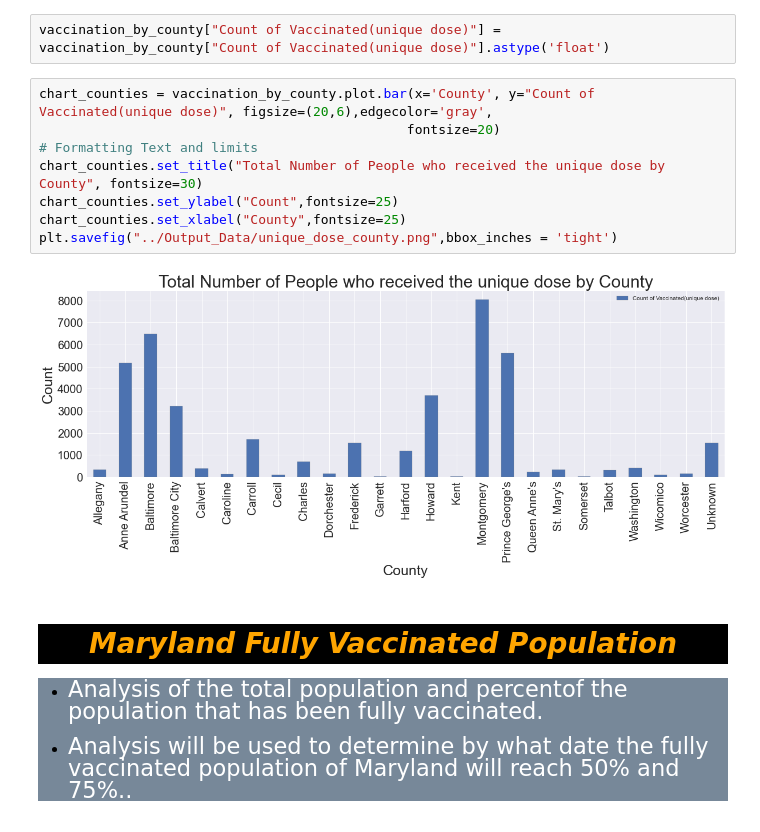
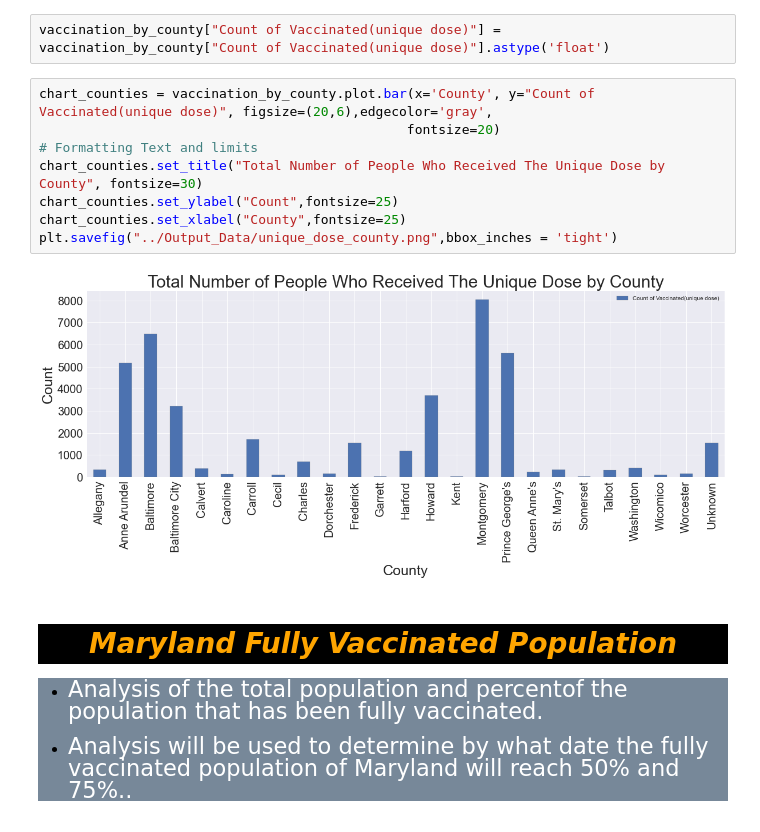
Before and after one commit to ccgrace/maryland_vaccination, a Jupyter notebook: Covid19-Vaccination-Analysis/Vaccionation_in_Maryland_starter.ipynb, the cells around one changed output. Drawn from its saved outputs; the diff is of its cells as text.

```diff
--- a/Covid19-Vaccination-Analysis/Vaccionation_in_Maryland_starter.ipynb
+++ b/Covid19-Vaccination-Analysis/Vaccionation_in_Maryland_starter.ipynb
@@ -327,13 +327,13 @@ vaccination_by_county["Count of Vaccinated(unique dose)"] = vaccination_by_count
 # %%
 chart_counties = vaccination_by_county.plot.bar(x='County', y="Count of Vaccinated(unique dose)", figsize=(20,6),edgecolor='gray',
                                                fontsize=20)
 # Formatting Text and limits
-chart_counties.set_title("Total Number of People who received the unique dose by County", fontsize=30)
+chart_counties.set_title("Total Number of People Who Received The Unique Dose by County", fontsize=30)
 chart_counties.set_ylabel("Count",fontsize=25)
 chart_counties.set_xlabel("County",fontsize=25)
 plt.savefig("../Output_Data/unique_dose_county.png",bbox_inches = 'tight')
 # %% [output]
-[figure, old version]
+[figure, new version]
 # %% [markdown]
 <center><i><h1 style="background-color:black;color:orange">Maryland Fully Vaccinated Population</h1></i></center>
 <div style="background-color:LightSlateGray">
```
Also changed, not shown: parts of 8 cells of this notebook, 7 other files.
